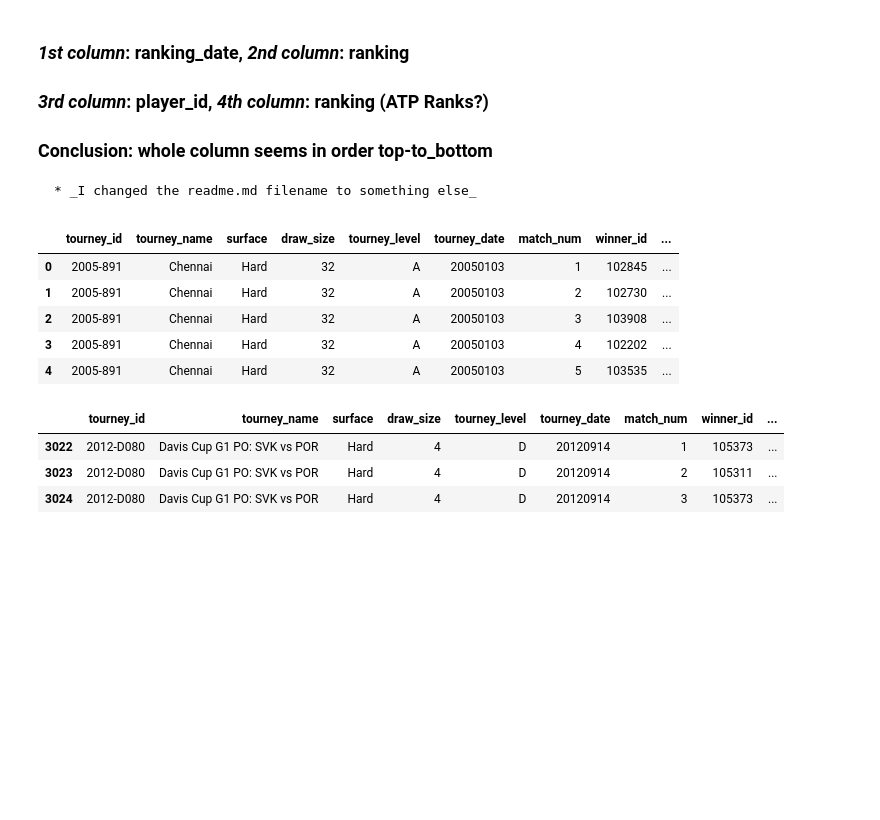
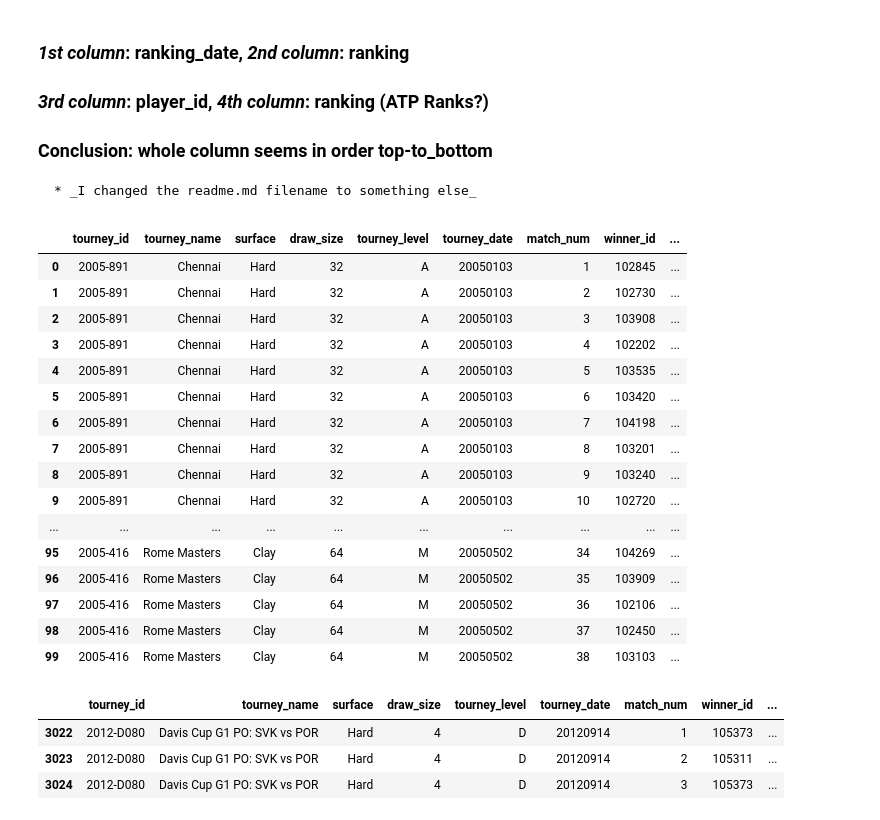
Before and after one commit to kuru0004/mens_tennis_outcomes, a Jupyter notebook: CapstoneDateMergeExplore.ipynb, the cells around one changed output. Saved outputs shown, nothing was run; the diff lists cells and outputs as text; code cells hidden in the pictures; blank space fills up the shorter version.

```diff
--- a/CapstoneDateMergeExplore.ipynb
+++ b/CapstoneDateMergeExplore.ipynb
@@ -5,6 +5,7 @@ import matplotlib.pyplot as plt
 #needed for Jupyter Notebook, if want plots to show inline
 %matplotlib inline
 pd.options.display.max_columns = None
+pd.options.display.max_rows = 100
 # %%
 import glob
 from parse import *
@@ -107,14 +108,25 @@ def read1900sMatches(dirname):
 # matches2000s=read2000sMatches('JeffSackmannData/')
 matches1900s=read1900sMatches('JeffSackmannData/')
 # %%
-matches2000s.head()
+matches2000s.head(100)
 # %% [output]
 |  | tourney_id | tourney_name | surface | draw_size | tourney_level | tourney_date | match_num | winner_id | ... |
 | 0 | 2005-891 | Chennai | Hard | 32 | A | 20050103 | 1 | 102845 | ... |
 | 1 | 2005-891 | Chennai | Hard | 32 | A | 20050103 | 2 | 102730 | ... |
 | 2 | 2005-891 | Chennai | Hard | 32 | A | 20050103 | 3 | 103908 | ... |
 | 3 | 2005-891 | Chennai | Hard | 32 | A | 20050103 | 4 | 102202 | ... |
 | 4 | 2005-891 | Chennai | Hard | 32 | A | 20050103 | 5 | 103535 | ... |
+| 5 | 2005-891 | Chennai | Hard | 32 | A | 20050103 | 6 | 103420 | ... |
+| 6 | 2005-891 | Chennai | Hard | 32 | A | 20050103 | 7 | 104198 | ... |
+| 7 | 2005-891 | Chennai | Hard | 32 | A | 20050103 | 8 | 103201 | ... |
+| 8 | 2005-891 | Chennai | Hard | 32 | A | 20050103 | 9 | 103240 | ... |
+| 9 | 2005-891 | Chennai | Hard | 32 | A | 20050103 | 10 | 102720 | ... |
+| ... | ... | ... | ... | ... | ... | ... | ... | ... | ... |
+| 95 | 2005-416 | Rome Masters | Clay | 64 | M | 20050502 | 34 | 104269 | ... |
+| 96 | 2005-416 | Rome Masters | Clay | 64 | M | 20050502 | 35 | 103909 | ... |
+| 97 | 2005-416 | Rome Masters | Clay | 64 | M | 20050502 | 36 | 102106 | ... |
+| 98 | 2005-416 | Rome Masters | Clay | 64 | M | 20050502 | 37 | 102450 | ... |
+| 99 | 2005-416 | Rome Masters | Clay | 64 | M | 20050502 | 38 | 103103 | ... |
 # %%
 matches2000s.tail(3)
 # %% [output]
```
Also changed, not shown: parts of 4 cells of this notebook.
